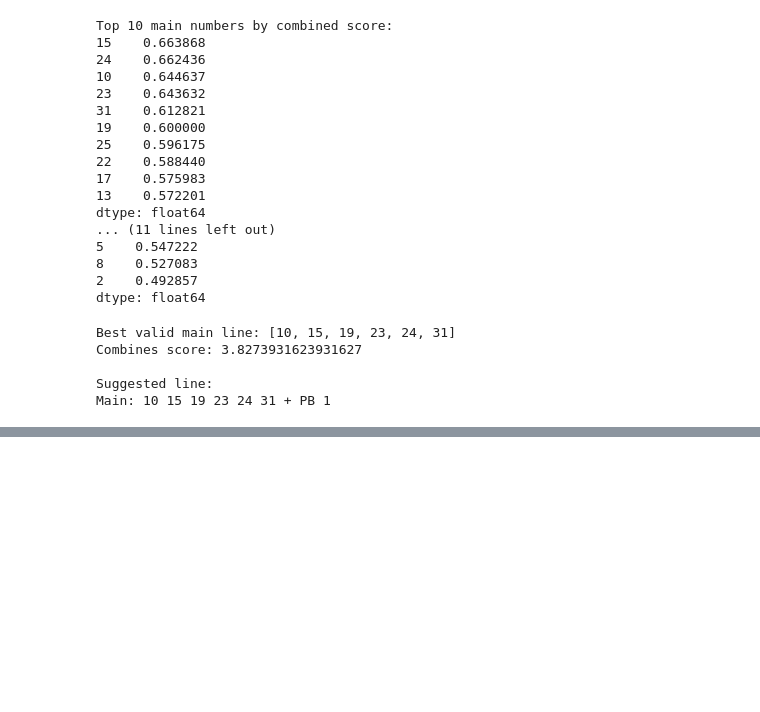
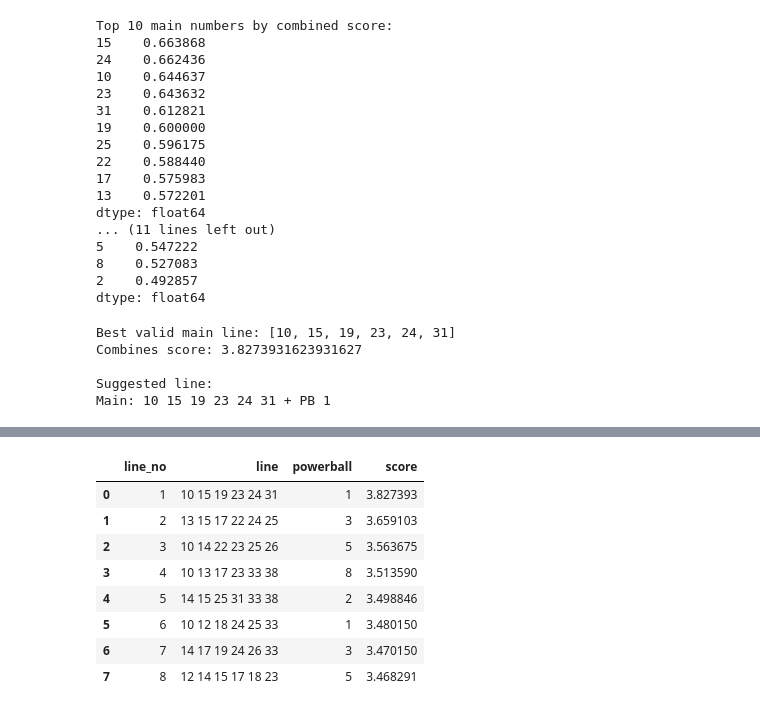
Before and after one commit to Ellywoooo/PowerballBot, a Jupyter notebook: notebooks/exploration.ipynb, the cells around one changed output, grey strips where cells are left out. Drawn from its saved outputs; the diff is of its cells as text; code cells hidden in the pictures; blank space fills up the shorter version.

Commit message:
Added function of generating 8 lines.

```diff
--- a/notebooks/exploration.ipynb
+++ b/notebooks/exploration.ipynb
@@ -485,3 +485,88 @@ Combines score: 3.8273931623931627
 
 Suggested line:
 Main: 10 15 19 23 24 31 + PB 1
+# %%
+"""
+*** Generate 8–10 lines ***
+
+Input:  candidates, main_score, powerball_score, passes_filters
+Output: List of 8–10 lines; each line = sorted 6 mains + 1 powerball; print numbered
+Rules:  - Each line passes passes_filters
+        - No duplicate 6-main sets
+        - Any two lines share at most 2 mains
+        - Prefer higher main_score sum; vary powerball across lines
+
+All valid 6-number combos from top candidates
+        ↓
+Score each combo → combo_df (table)
+        ↓
+Greedy pick: best scores first, skip if too similar
+        ↓
+Attach powerball → final_df (8 lines for you)
+
+"""
+
+NUM_LINES = 8
+MAX_SHARED = 2  # Common numbers between two lines.
+
+rows = []
+
+# List every leagal 6-number combo from the candidates.
+# Output: a list of dicts -> become combo_df.
+for combo in combinations(candidates, 6):
+    mains = sorted(combo)
+    if not passes_filters(mains):
+        continue
+    rows.append({
+        "score": main_score.loc[list(combo)].sum(),
+        "m1": mains[0],
+        "m2": mains[1],
+        "m3": mains[2],
+        "m4": mains[3],
+        "m5": mains[4],
+        "m6": mains[5],
+    })
+
+# Turn rows into a table, best score first.
+combo_df = pd.DataFrame(rows).sort_values("score", ascending=False).reset_index(drop=True)
+
+# Turn rows into a list of 6 numbers. Because too_similar amd filters work on list.
+def mains_from_row(row):
+    return [int(row[c]) for c in ["m1", "m2", "m3", "m4", "m5", "m6"]]
+
+def too_similar(mains, chosen, max_shared=MAX_SHARED):
+  for prev in chosen:
+    if len(set(mains) & set(prev)) > max_shared:
+      return True
+  return False
+
+chosen_mains = []
+
+for _, row in combo_df.iterrows():
+    mains = mains_from_row(row)
+    if mains in chosen_mains:
+        continue
+    if too_similar(mains, chosen_mains):
+        continue
+    chosen_mains.append(mains)
+    if len(chosen_mains) >= NUM_LINES:
+        break
+
+top_pbs = powerball_score.sort_values(ascending=False).head(5).index.tolist()
+
+final_rows = []
+for i, mains in enumerate(chosen_mains):
+    pb = top_pbs[i % len(top_pbs)]
+    final_rows.append({
+        "line_no": i + 1,
+        "line": " ".join(f"{n:02d}" for n in mains),
+        "powerball": pb,
+        "score": main_score.loc[mains].sum(),
+    })
+
+final_df = pd.DataFrame(final_rows)
+
+print(f"Picked {len(chosen_mains)} diverse lines")
+print(f"Valid combos: {len(combo_df)}")
+final_df
+# %% [output]
@@ -487,0 +575,9 @@ Main: 10 15 19 23 24 31 + PB 1
+|  | line_no | line | powerball | score |
+| 0 | 1 | 10 15 19 23 24 31 | 1 | 3.827393 |
+| 1 | 2 | 13 15 17 22 24 25 | 3 | 3.659103 |
+| 2 | 3 | 10 14 22 23 25 26 | 5 | 3.563675 |
+| 3 | 4 | 10 13 17 23 33 38 | 8 | 3.513590 |
+| 4 | 5 | 14 15 25 31 33 38 | 2 | 3.498846 |
+| 5 | 6 | 10 12 18 24 25 33 | 1 | 3.480150 |
+| 6 | 7 | 14 17 19 24 26 33 | 3 | 3.470150 |
+| 7 | 8 | 12 14 15 17 18 23 | 5 | 3.468291 |
```
Also changed, not shown: parts of 1 cell of this notebook.
